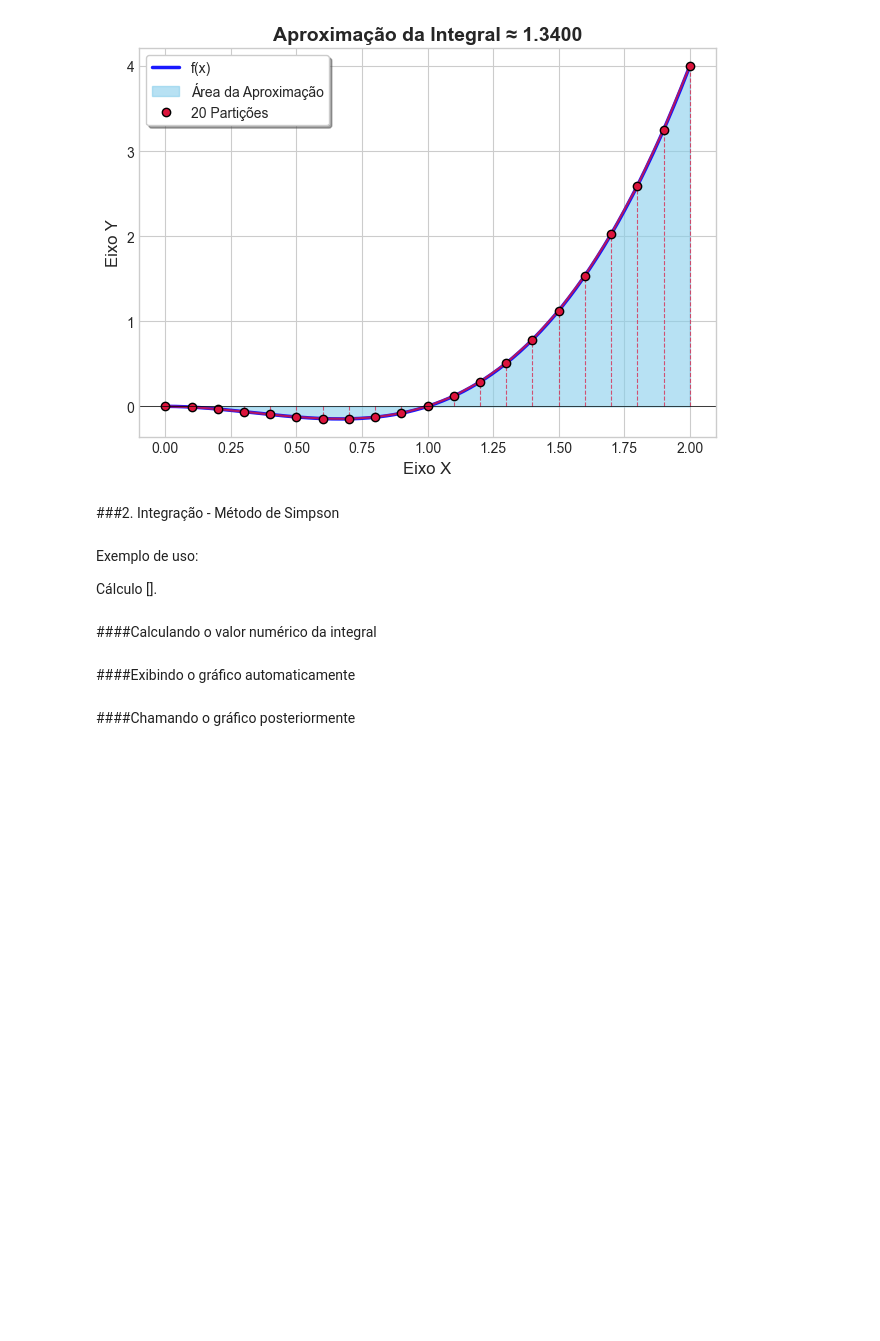
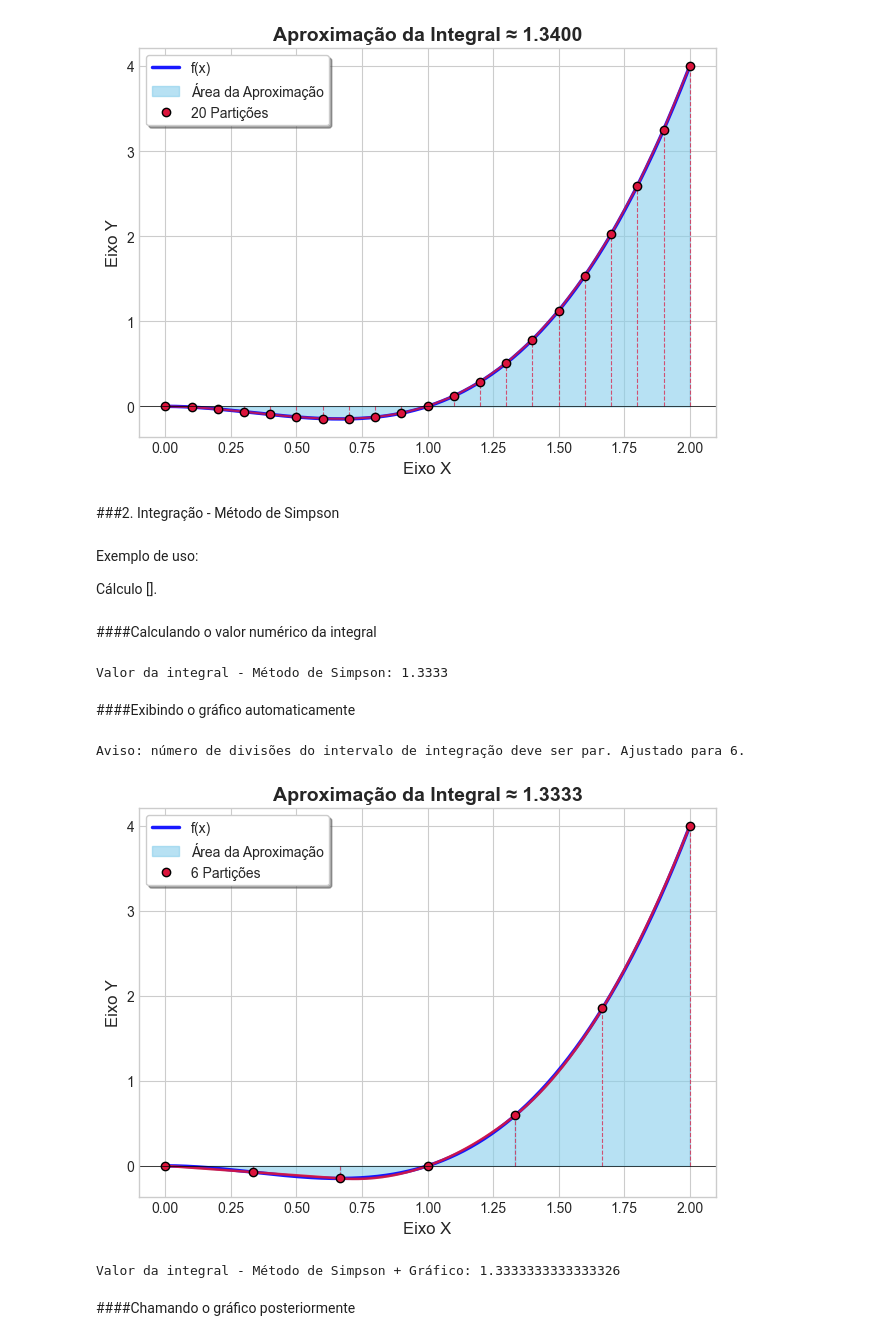
Before and after one commit to lazyluca/CB2325NumericaG8, a Jupyter notebook: notebook/notebook.ipynb, the cells around one changed output. Saved outputs shown, nothing was run; the diff lists cells and outputs as text; code cells hidden in the pictures; blank space fills up the shorter version.

Commit message:
Segunda parte do notebook de integração

```diff
--- a/notebook/notebook.ipynb
+++ b/notebook/notebook.ipynb
@@ -360,7 +358,46 @@ Exemplo de uso:
 Cálculo [].
 # %% [markdown]
 ####Calculando o valor numérico da integral
+# %%
+# 1. Defina a função a ser integrada
+def f(x):
+    return x**3 - x**2
+
+# 2. Defina o intervalo de integração
+a = 0
+b = 2
+
+# 3. Escolha número de subdivisões do intervalo [a, b], precisão e método (opcionais)
+num = 50
+prec = 4
+metodo_funcao = 'Simpson'
+
+# 4. Chamada da função
+valor = integral(f, a, b, n=num, precisao=prec, metodo=metodo_funcao)
+
+# 5. Saída esperada
+print(f"Valor da integral - Método de Simpson: {valor}")
+# %% [output]
+Valor da integral - Método de Simpson: 1.3333
 # %% [markdown]
 ####Exibindo o gráfico automaticamente
+# %%
+# 1. Defina a função a ser integrada
+def f(x):
+    return x**3 - x**2
+
+# 2. Defina o intervalo de integração
+a = 0
+b = 2
+
+# 3. Chamada da função
+valor = integral(f, a, b, n=5, mostrar_grafico=True, metodo='Simpson')
+
+# 4. Saída esperada
+print(f"Valor da integral - Método de Simpson + Gráfico: {valor}")
+# %% [output]
+Aviso: número de divisões do intervalo de integração deve ser par. Ajustado para 6.
+[figure, added]
+Valor da integral - Método de Simpson + Gráfico: 1.3333333333333326
 # %% [markdown]
 ####Chamando o gráfico posteriormente
```
Also changed, not shown: parts of 3 cells of this notebook.
